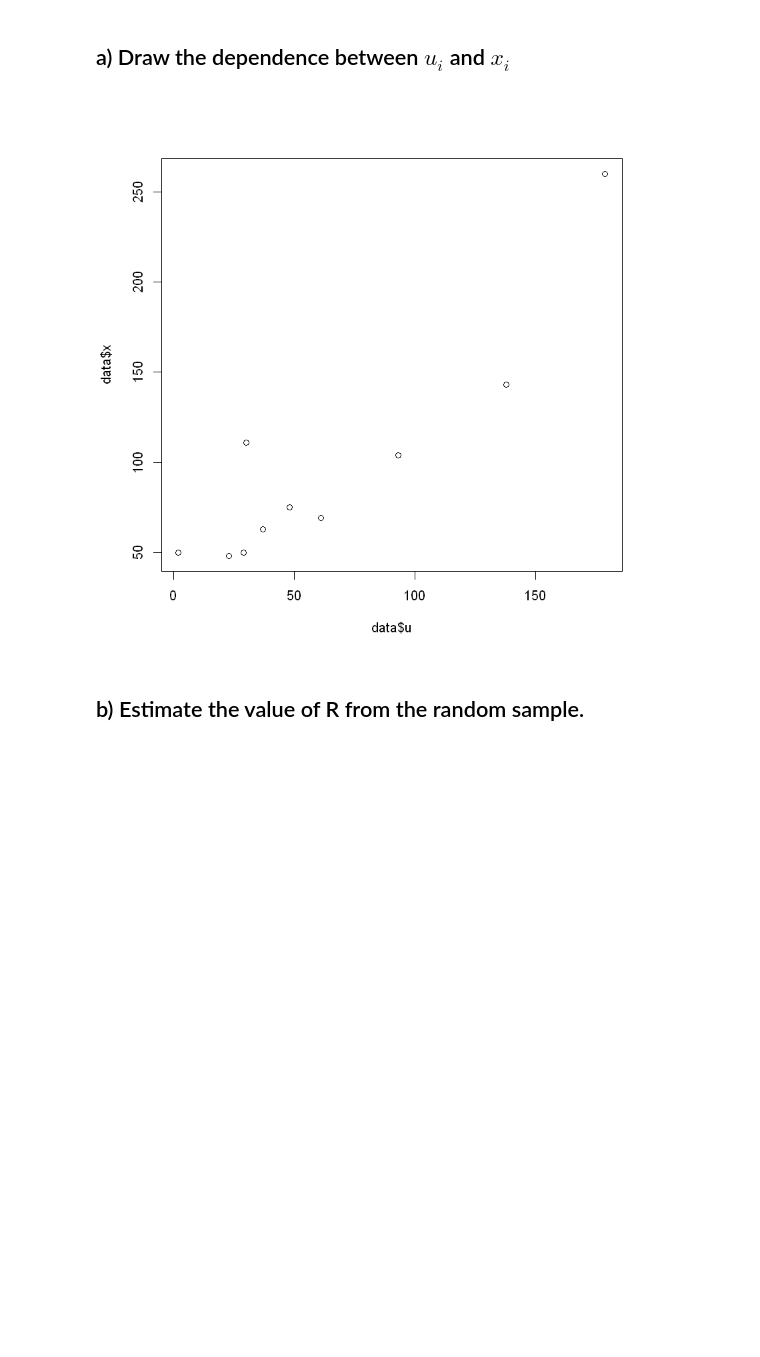
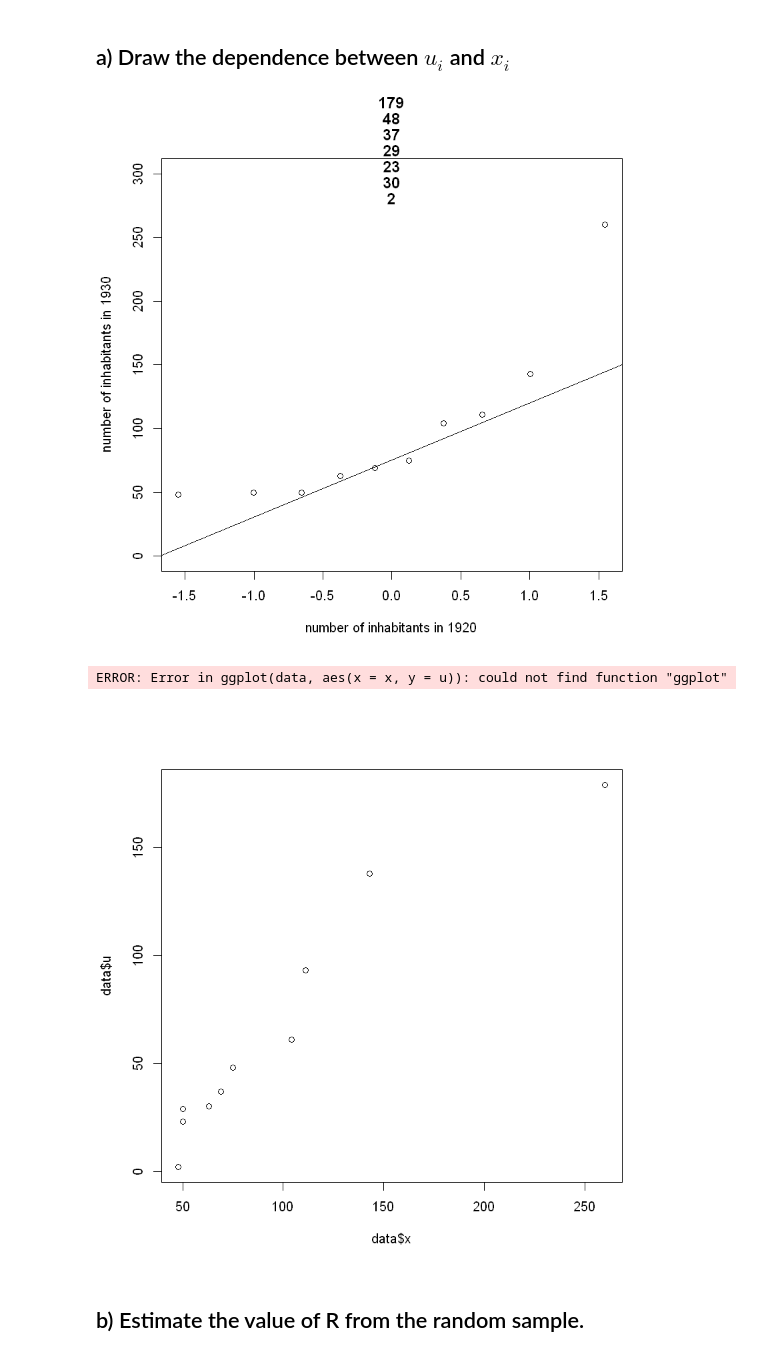
Before and after one commit to karga07/ecox2, a Jupyter notebook: ecoxhw2.ipynb, the cells around one changed output. Cells and saved outputs as stored; diff of their text form; code cells hidden in the pictures; blank space fills up the shorter version.

```diff
--- a/ecoxhw2.ipynb
+++ b/ecoxhw2.ipynb
@@ -59,9 +39,14 @@ data
 # %% [markdown]
 ## a) Draw the dependence between $u_i$ and $x_i$
-# %%
-plot(data$u, data$x)
-# %% [output]
-[figure, removed]
+# %%
+qqnorm(data$x, data$u, ylim = c(0, 300), plot.it = TRUE, xlab = "number of inhabitants in 1920", ylab = "number of inhabitants in 1930")
+qqline(data, datax = FALSE)
+qqplot(data$x, data$u)
+ggplot(data, aes(x = x, y = u)) + geom_point() + geom_smooth()
+# %% [output]
+[figure, added]
+ERROR: Error in ggplot(data, aes(x = x, y = u)): could not find function "ggplot"
+[figure, added]
 # %% [markdown]
 ## b) Estimate the value of R from the random sample.
 # %%
```
Also changed, not shown: parts of 23 cells of this notebook.
